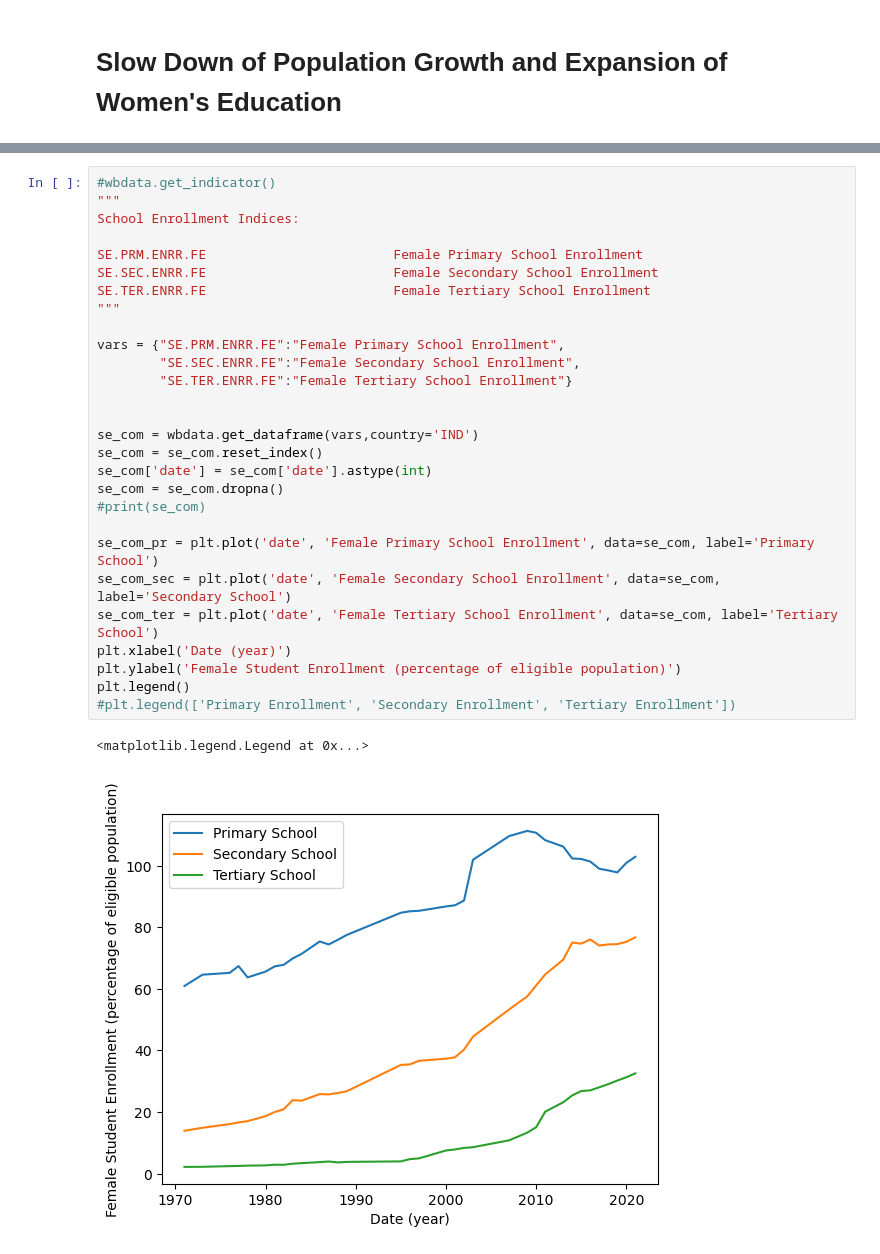
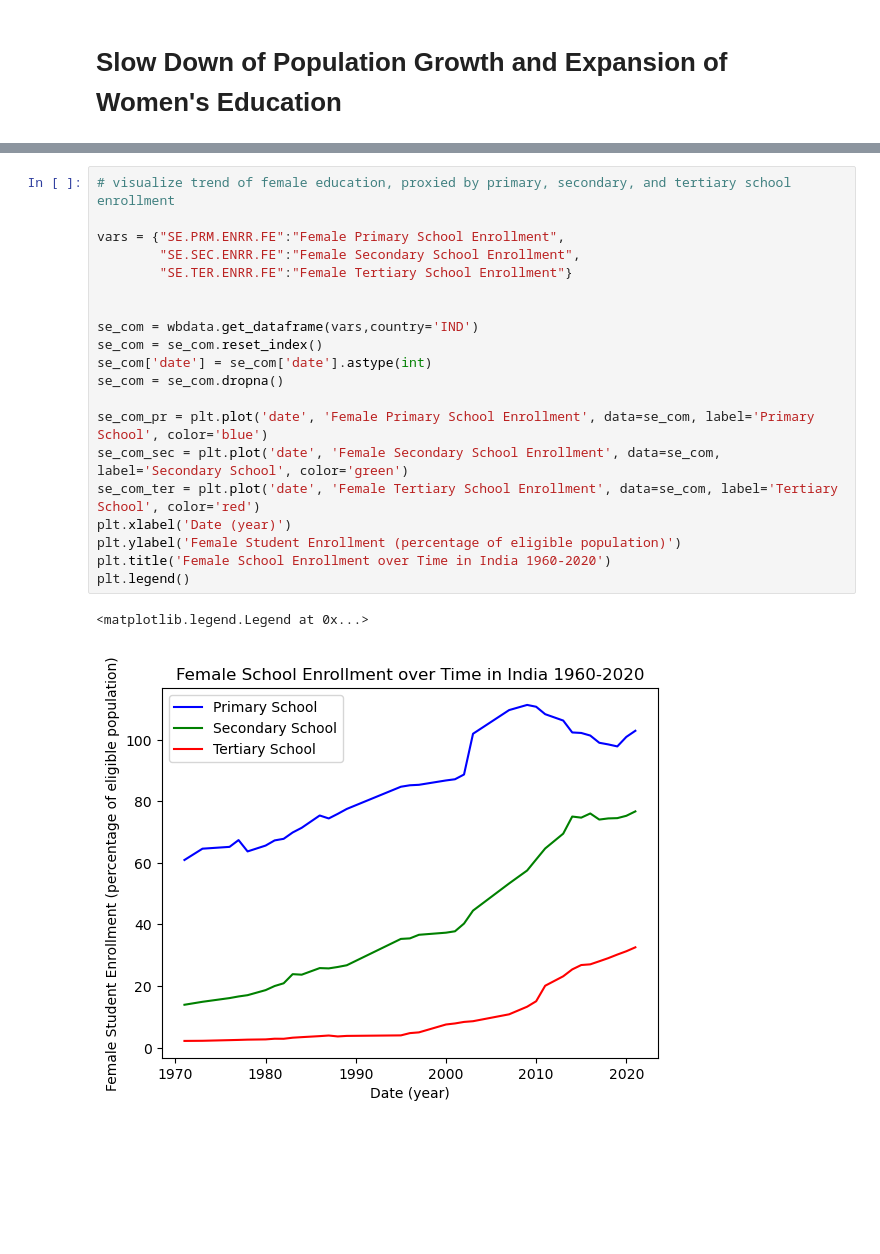
Before and after one commit to hoshiaip/EEP153Blake, a Jupyter notebook: project1.ipynb, the cells around one changed output, grey strips where cells are left out. Saved outputs shown, nothing was run; the diff lists cells and outputs as text; blank space fills up the shorter version.

```diff
--- a/project1.ipynb
+++ b/project1.ipynb
@@ -410,33 +371,25 @@ IND_Birth_Death.iplot(title="Birth and Death Rates in India",yTitle='Population'
 # %% [output]
 [interactive output not drawn]
 # %%
-#wbdata.get_indicator()
-"""
-School Enrollment Indices:
-
-SE.PRM.ENRR.FE                        Female Primary School Enrollment
-SE.SEC.ENRR.FE                        Female Secondary School Enrollment
-SE.TER.ENRR.FE                        Female Tertiary School Enrollment
-"""
+# visualize trend of female education, proxied by primary, secondary, and tertiary school enrollment
 
 vars = {"SE.PRM.ENRR.FE":"Female Primary School Enrollment",
         "SE.SEC.ENRR.FE":"Female Secondary School Enrollment",
         "SE.TER.ENRR.FE":"Female Tertiary School Enrollment"}
 
 
 se_com = wbdata.get_dataframe(vars,country='IND')
 se_com = se_com.reset_index()
 se_com['date'] = se_com['date'].astype(int)
 se_com = se_com.dropna()
-#print(se_com)
 
-se_com_pr = plt.plot('date', 'Female Primary School Enrollment', data=se_com, label='Primary School')
-se_com_sec = plt.plot('date', 'Female Secondary School Enrollment', data=se_com, label='Secondary School')
-se_com_ter = plt.plot('date', 'Female Tertiary School Enrollment', data=se_com, label='Tertiary School')
+se_com_pr = plt.plot('date', 'Female Primary School Enrollment', data=se_com, label='Primary School', color='blue')
+se_com_sec = plt.plot('date', 'Female Secondary School Enrollment', data=se_com, label='Secondary School', color='green')
+se_com_ter = plt.plot('date', 'Female Tertiary School Enrollment', data=se_com, label='Tertiary School', color='red')
 plt.xlabel('Date (year)')
 plt.ylabel('Female Student Enrollment (percentage of eligible population)')
+plt.title('Female School Enrollment over Time in India 1960-2020')
 plt.legend()
-#plt.legend(['Primary Enrollment', 'Secondary Enrollment', 'Tertiary Enrollment'])
 # %% [output]
 <matplotlib.legend.Legend at 0x...>
-[figure, old version]
+[figure, new version]
```
Also changed, not shown: parts of 22 cells of this notebook.
